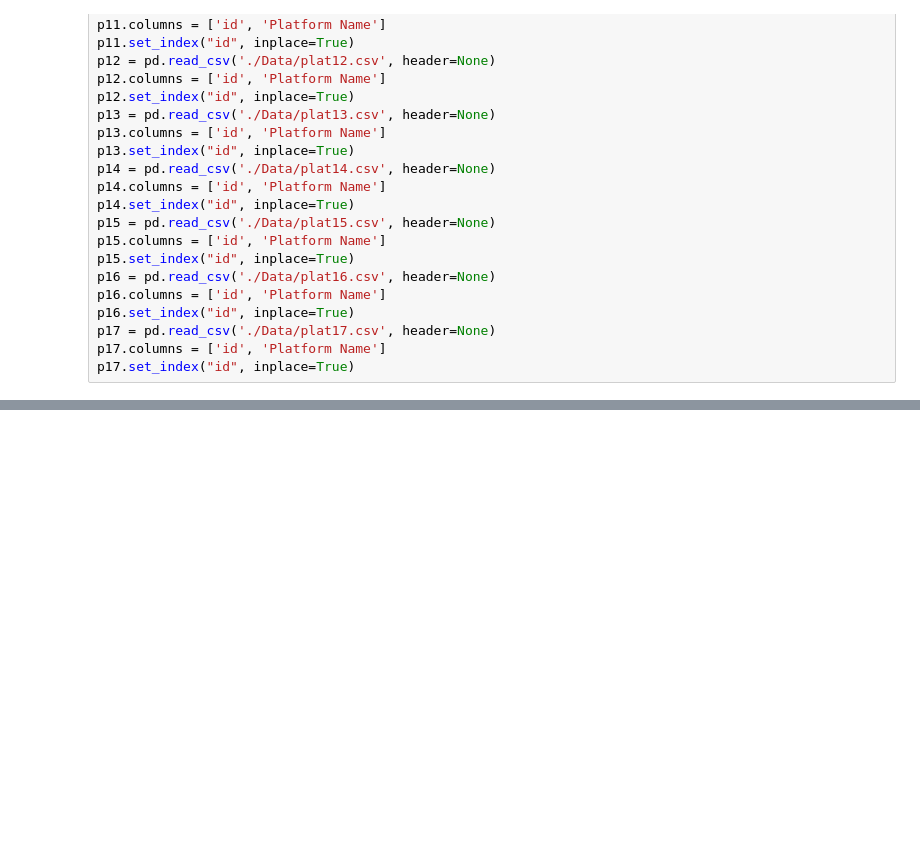
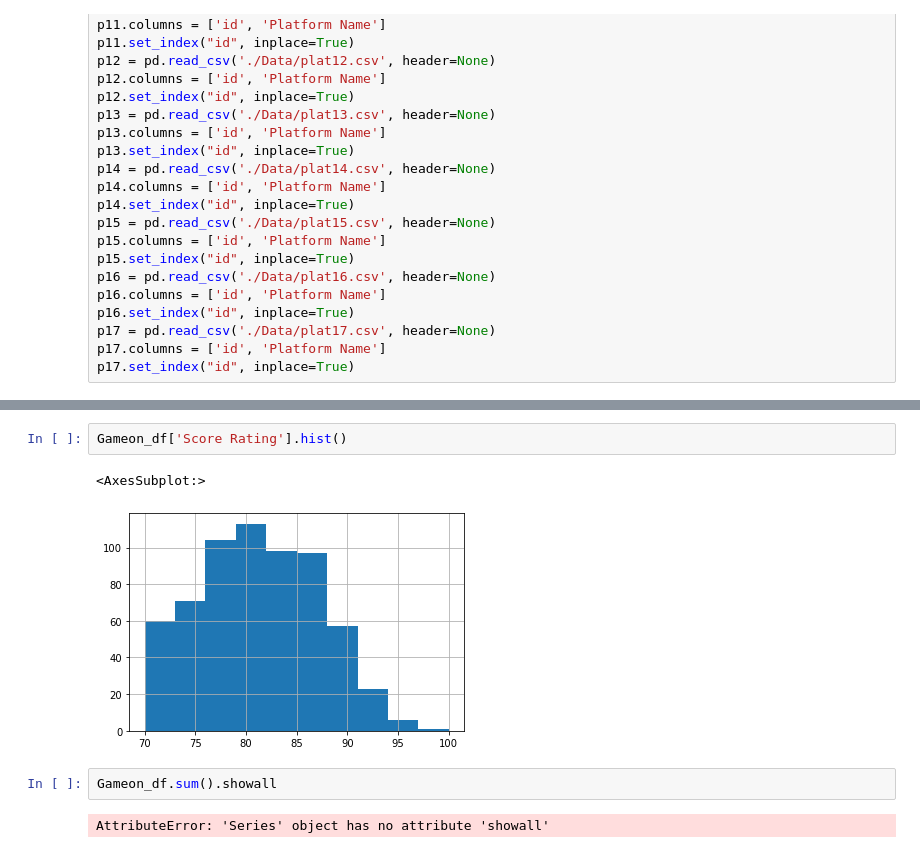
Before and after one commit to 1990Jasonlee/GameOnPassion, a Jupyter notebook: GameOnJson.ipynb, the cells around one changed output, grey strips where cells are left out. Saved outputs shown, nothing was run; the diff lists cells and outputs as text; blank space fills up the shorter version.

```diff
--- a/GameOnJson.ipynb
+++ b/GameOnJson.ipynb
@@ -802,0 +866,9 @@ mode_combined
+# %%
+Gameon_df['Score Rating'].hist()
+# %% [output]
+<AxesSubplot:>
+[figure, added]
+# %%
+Gameon_df.sum().showall
+# %% [output]
+AttributeError: 'Series' object has no attribute 'showall'
```
Also changed, not shown: parts of 8 cells of this notebook.
